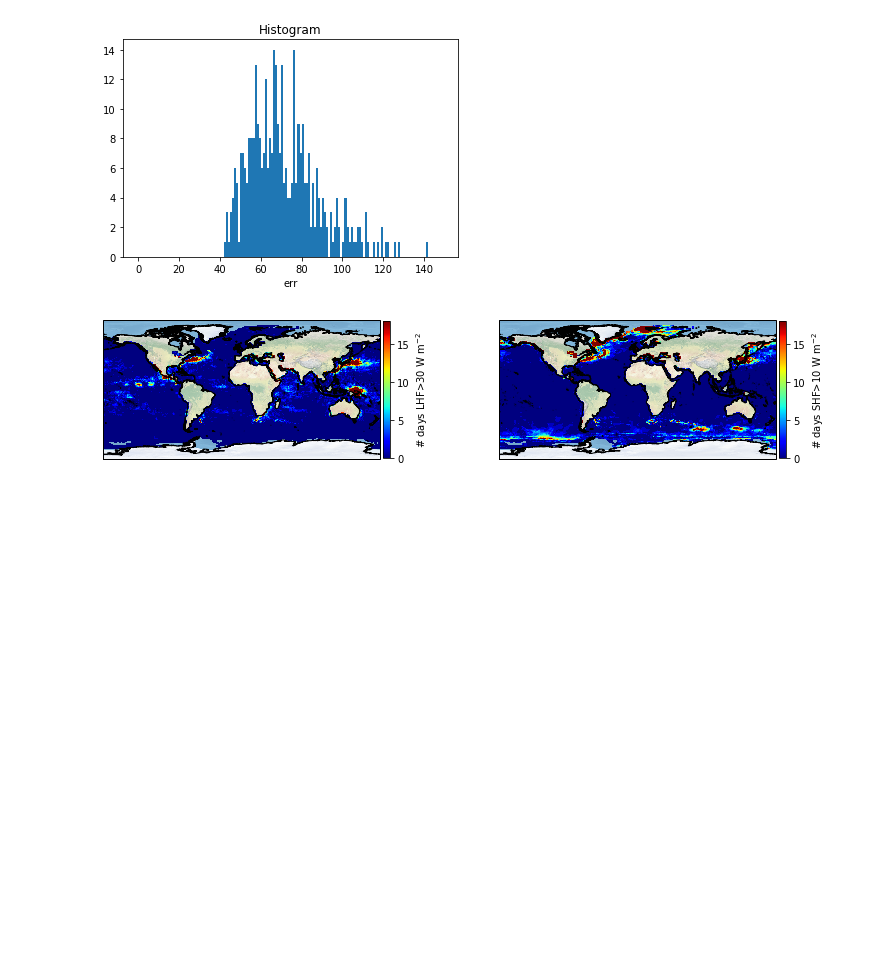
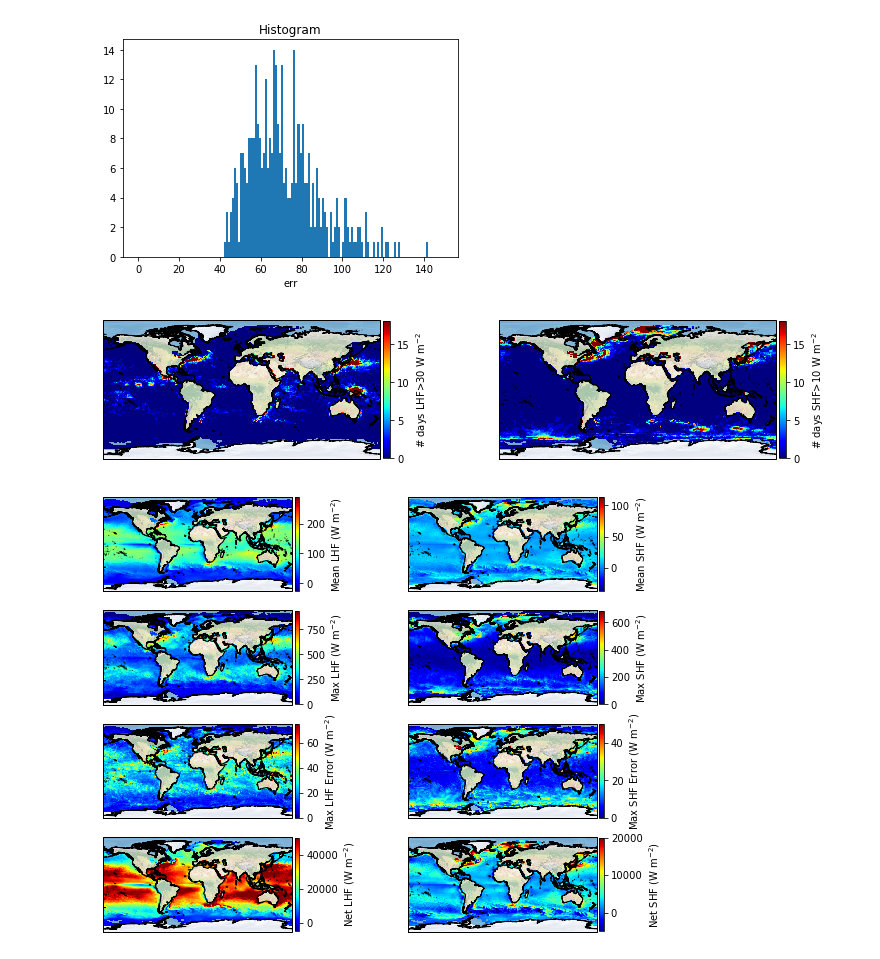
Before and after one commit to cgentemann/storm_heat_content, a Jupyter notebook: plots_for_sectionD.ipynb, the cells around one changed output. Saved outputs shown, nothing was run; the diff lists cells and outputs as text; code cells hidden in the pictures; blank space fills up the shorter version.

```diff
--- a/plots_for_sectionD.ipynb
+++ b/plots_for_sectionD.ipynb
@@ -163,4 +163,60 @@ plt.colorbar(mm,ax=ax,shrink=.7,pad=.01,label='# days SHF>10 W m$^{-2}$')
 plt.savefig('C:/Users/gentemann/Google Drive/f_drive/docs/proposals/nasa/EVI/JPL/2019_JPL_EVM3/gate2/2017_num_days.png', dpi=100)
 # %% [output]
 [figure]
+# %%
+plt.figure(figsize=(10,8))
+ax = plt.subplot(421, projection=ccrs.PlateCarree())
+ax.background_img(name='ne_shaded', resolution='low')
+mm = ax.pcolormesh(ds_lh.lon,ds_lh.lat,ds_lh.lhtfl.mean('time'), transform=ccrs.PlateCarree(),cmap='jet' )
+ax.coastlines(resolution='10m');
+plt.colorbar(mm,ax=ax,shrink=.99,pad=.01,label='Mean LHF (W m$^{-2}$)')
+
+ax = plt.subplot(422, projection=ccrs.PlateCarree())
+ax.background_img(name='ne_shaded', resolution='low')
+mm = ax.pcolormesh(ds_lh.lon,ds_lh.lat,ds_sh.shtfl.mean('time'), transform=ccrs.PlateCarree(),cmap='jet' )
+ax.coastlines(resolution='10m');
+plt.colorbar(mm,ax=ax,shrink=.99,pad=.01,label='Mean SHF (W m$^{-2}$)')
+
+ax = plt.subplot(423, projection=ccrs.PlateCarree())
+ax.background_img(name='ne_shaded', resolution='low')
+mm = ax.pcolormesh(ds_lh.lon,ds_lh.lat,np.abs(ds_lh.lhtfl).max('time'), transform=ccrs.PlateCarree(),cmap='jet' )
+ax.coastlines(resolution='10m');
+plt.colorbar(mm,ax=ax,shrink=.99,pad=.01,label='Max LHF (W m$^{-2}$)')
+
+ax = plt.subplot(424, projection=ccrs.PlateCarree())
+ax.background_img(name='ne_shaded', resolution='low')
+mm = ax.pcolormesh(ds_lh.lon,ds_lh.lat,np.abs(ds_sh.shtfl).max('time'), transform=ccrs.PlateCarree(),cmap='jet' )
+ax.coastlines(resolution='10m');
+plt.colorbar(mm,ax=ax,shrink=.99,pad=.01,label='Max SHF (W m$^{-2}$)')
+
+ax = plt.subplot(425, projection=ccrs.PlateCarree())
+ax.background_img(name='ne_shaded', resolution='low')
+mm = ax.pcolormesh(ds_lh.lon,ds_lh.lat,np.abs(ds_lh.err).max('time'), vmin=0,vmax=75,transform=ccrs.PlateCarree(),cmap='jet' )
+ax.coastlines(resolution='10m');
+plt.colorbar(mm,ax=ax,shrink=.99,pad=.01,label='Max LHF Error (W m$^{-2}$)')
+
+ax = plt.subplot(426, projection=ccrs.PlateCarree())
+ax.background_img(name='ne_shaded', resolution='low')
+mm = ax.pcolormesh(ds_lh.lon,ds_lh.lat,np.abs(ds_sh.err).max('time'), vmin=0,vmax=50,transform=ccrs.PlateCarree(),cmap='jet' )
+ax.coastlines(resolution='10m');
+plt.colorbar(mm,ax=ax,shrink=.99,pad=.01,label='Max SHF Error (W m$^{-2}$)')
+
+tem=ds_lh.lhtfl.sum('time')
+tem=tem.where(np.isfinite(ds_lh.lhtfl[0,:,:]),np.nan)
+ax = plt.subplot(427, projection=ccrs.PlateCarree())
+ax.background_img(name='ne_shaded', resolution='low')
+mm = ax.pcolormesh(ds_lh.lon,ds_lh.lat,tem, vmin=-5000,vmax=50000,transform=ccrs.PlateCarree(),cmap='jet' )
+ax.coastlines(resolution='10m');
+plt.colorbar(mm,ax=ax,shrink=.99,pad=.01,label='Net LHF (W m$^{-2}$)')
+
+tem=ds_sh.shtfl.sum('time')
+tem=tem.where(np.isfinite(ds_lh.lhtfl[0,:,:]),np.nan)
+ax = plt.subplot(428, projection=ccrs.PlateCarree())
+ax.background_img(name='ne_shaded', resolution='low')
+mm = ax.pcolormesh(ds_lh.lon,ds_lh.lat,tem, vmin=-5000,vmax=20000,transform=ccrs.PlateCarree(),cmap='jet' )
+ax.coastlines(resolution='10m');
+plt.colorbar(mm,ax=ax,shrink=.99,pad=.01,label='Net SHF (W m$^{-2}$)')
+plt.savefig('C:/Users/gentemann/Google Drive/f_drive/docs/proposals/nasa/EVI/JPL/2019_JPL_EVM3/gate2/2017_all.png', dpi=100)
+# %% [output]
+[figure, added]
 # %%
```
Also changed, not shown: parts of 2 cells of this notebook.
